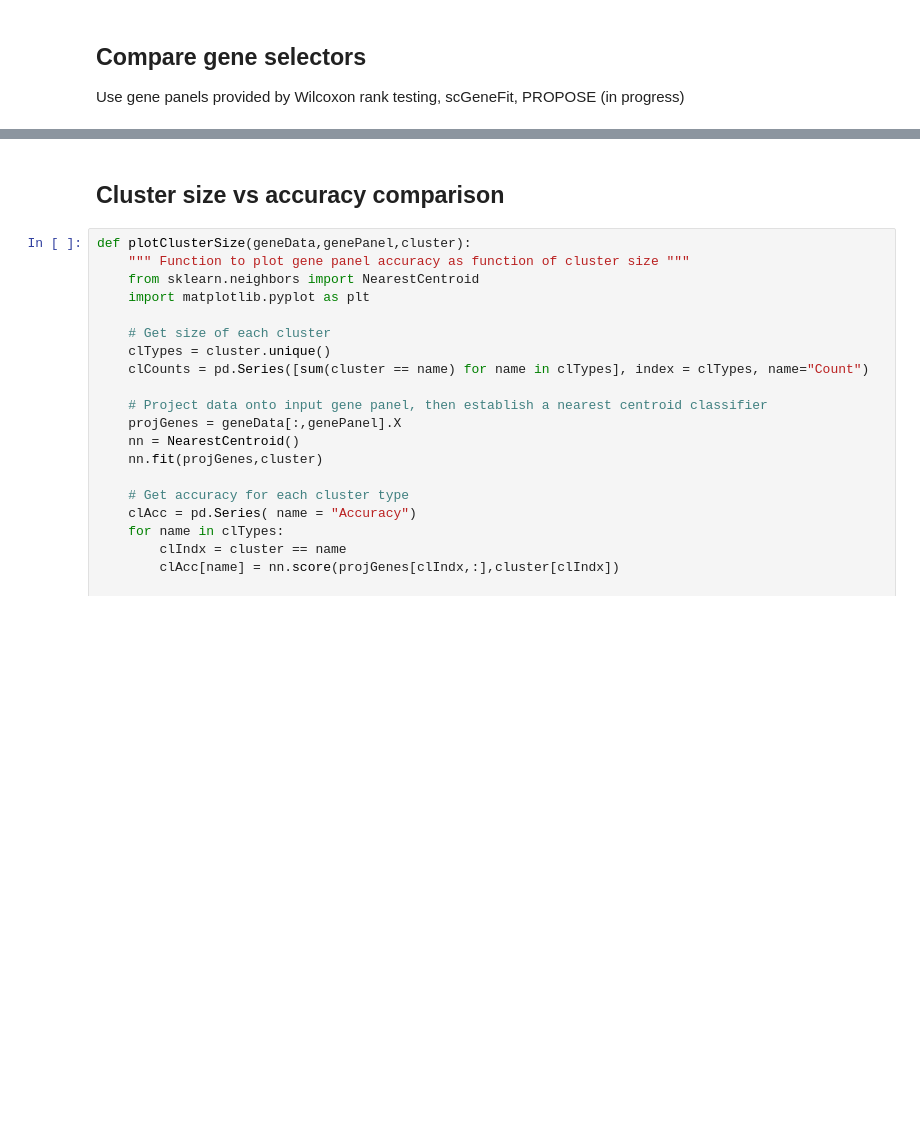
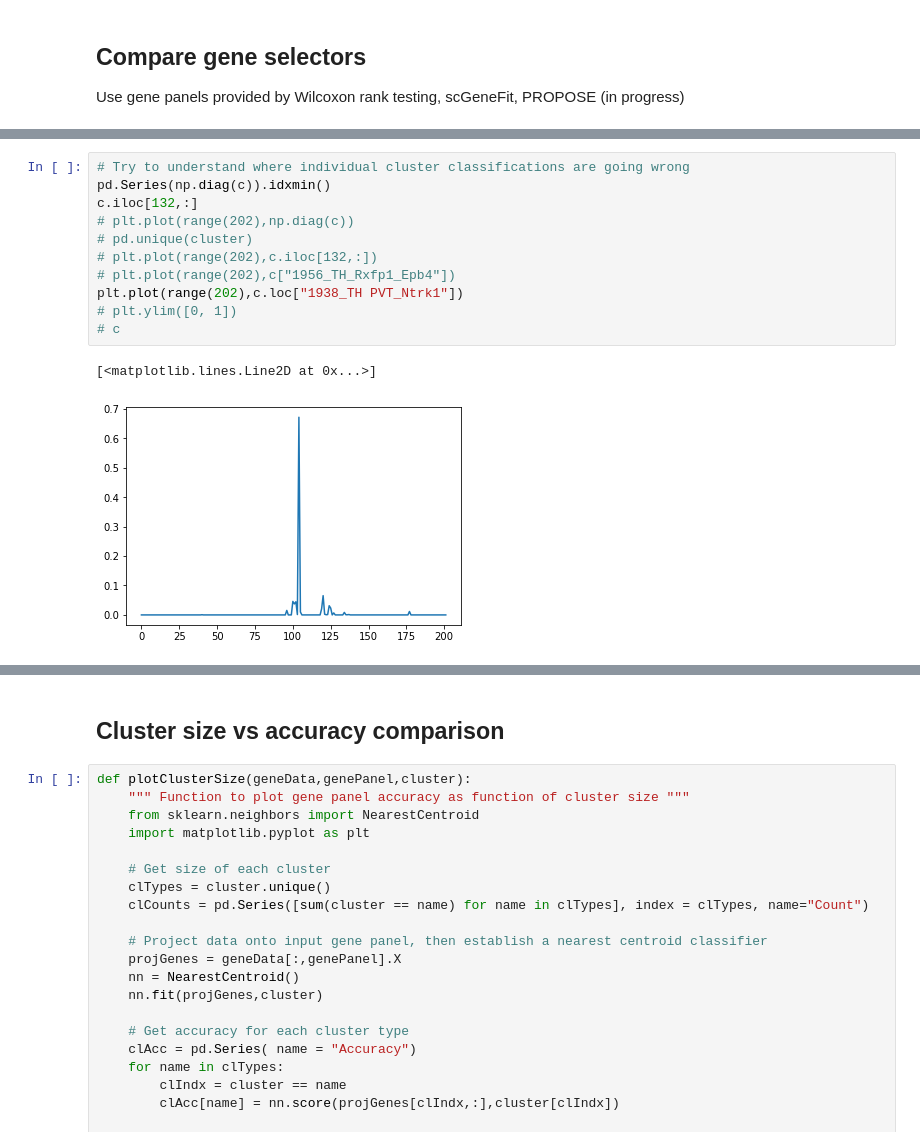
Before and after one commit to mathewsummers/Thalamus-scRNAseq, a Jupyter notebook: Code/Cluster Panel Benchmarking.ipynb, the cells around one changed output, grey strips where cells are left out. Drawn from its saved outputs; the diff is of its cells as text; blank space fills up the shorter version.

```diff
--- a/Code/Cluster Panel Benchmarking.ipynb
+++ b/Code/Cluster Panel Benchmarking.ipynb
@@ -132,0 +160,14 @@ evalPanel(gluData,gfPanel["2"],gluData.obs["cluster_label"],True);
+# %%
+# Try to understand where individual cluster classifications are going wrong
+pd.Series(np.diag(c)).idxmin()
+c.iloc[132,:]
+# plt.plot(range(202),np.diag(c))
+# pd.unique(cluster)
+# plt.plot(range(202),c.iloc[132,:])
+# plt.plot(range(202),c["1956_TH_Rxfp1_Epb4"])
+plt.plot(range(202),c.loc["1938_TH PVT_Ntrk1"])
+# plt.ylim([0, 1])
+# c
+# %% [output]
+[<matplotlib.lines.Line2D at 0x...>]
+[figure, added]
```
Also changed, not shown: parts of 34 cells of this notebook, 12 other files.
